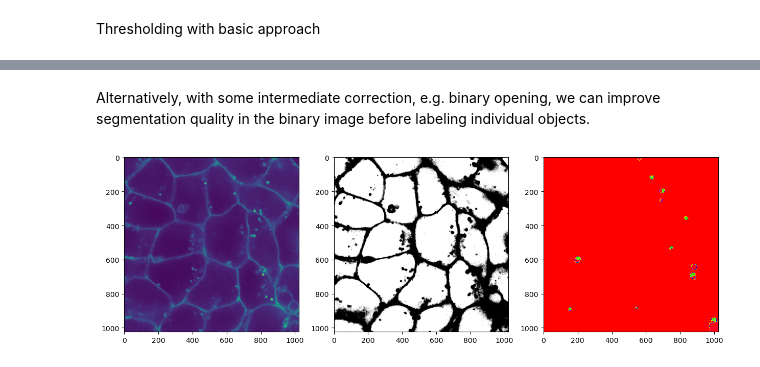
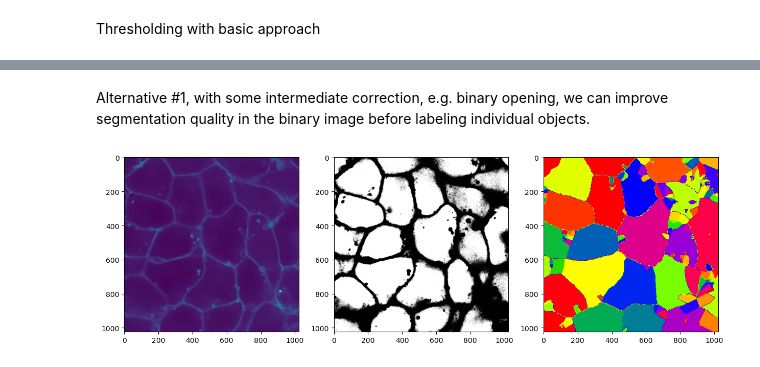
Before and after one commit to kgallik/PythonScripts, a Jupyter notebook: CLE-Notes/cle_Tutorials.ipynb, the cells around one changed output, grey strips where cells are left out. Saved outputs shown, nothing was run; the diff lists cells and outputs as text; code cells hidden in the pictures.

```diff
--- a/CLE-Notes/cle_Tutorials.ipynb
+++ b/CLE-Notes/cle_Tutorials.ipynb
@@ -814,11 +816,12 @@ array([[447, 430, 461, ..., 373, 383, 345],
 Thresholding with basic approach
 # %%
 threshold = 550
-binary = input_image < threshold
+input_slice = input_image[21,:,:]
+binary = input_slice < threshold
 labels = cle.voronoi_labeling(binary)
 
 fig, axs = plt.subplots(1, 3, figsize=(15, 15))
-axs[0].imshow(input_image[21,:,:])
-axs[1].imshow(binary[21,:,:], cmap='gray')
-axs[2].imshow(labels[21,:,:], cmap='prism')
+axs[0].imshow(input_slice)
+axs[1].imshow(binary, cmap='gray')
+axs[2].imshow(labels, cmap='prism')
 plt.show()
@@ -833,15 +830,15 @@ plt.show()
 # %% [markdown]
-Alternatively, with some intermediate correction, e.g. binary opening, we can improve segmentation quality in the binary image before labeling individual objects.
+Alternative #1, with some intermediate correction, e.g. binary opening, we can improve segmentation quality in the binary image before labeling individual objects.
 # %%
-binary = input_image < threshold
+binary = input_slice < threshold
 # binary opening
 corrected_binary = cle.binary_opening(binary, radius_x=2, radius_y=2)
 labels = cle.voronoi_labeling(corrected_binary)
 
 fig, axs = plt.subplots(1, 3, figsize=(15, 15))
-axs[0].imshow(input_image[25,:,:])
-axs[1].imshow(binary[25,:,:], cmap='gray')
-axs[2].imshow(labels[25,:,:], cmap='prism')
+axs[0].imshow(input_slice)
+axs[1].imshow(binary, cmap='gray')
+axs[2].imshow(labels, cmap='prism')
 plt.show()
 # %% [output]
-[figure, old version]
+[figure, new version]
```
Also changed, not shown: parts of 13 cells of this notebook.
